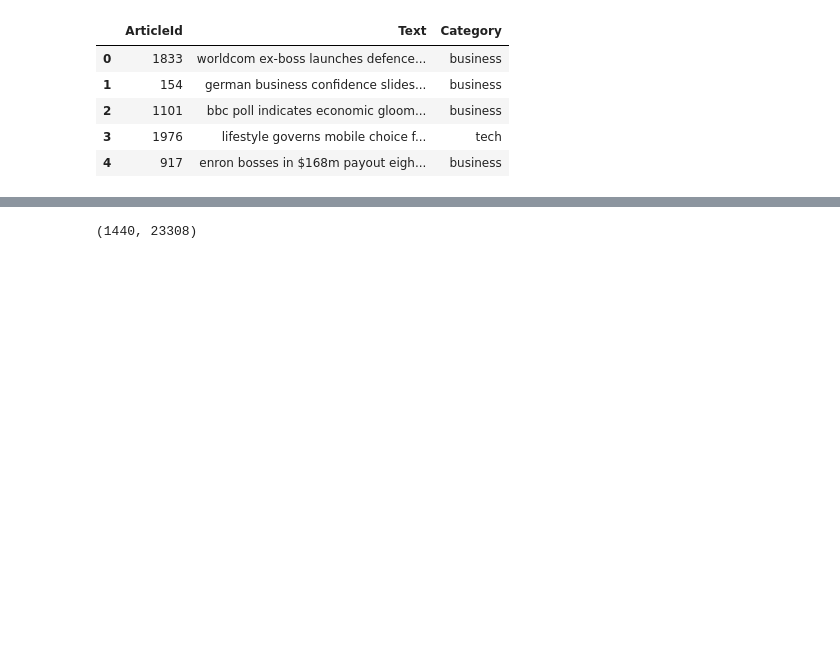
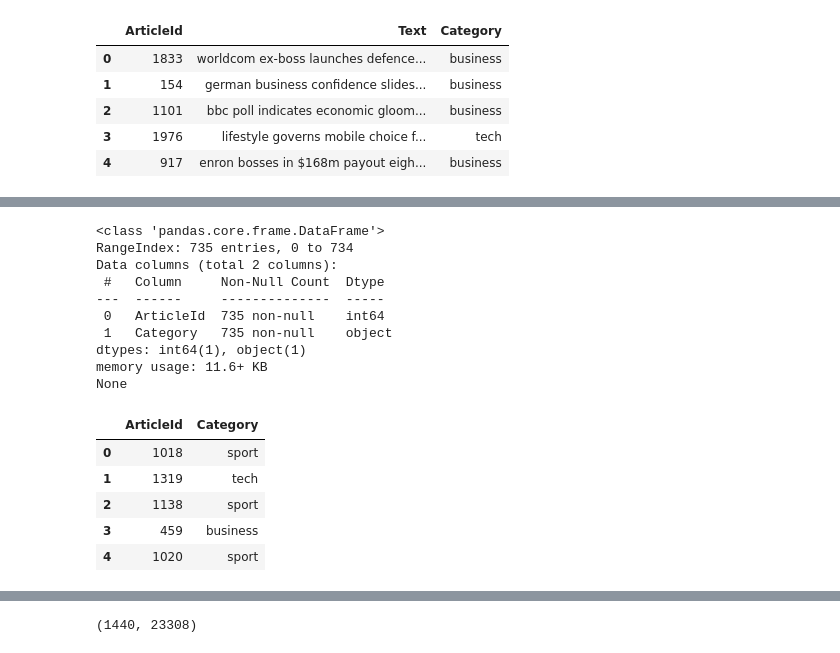
Before and after one commit to Farzat07/BBC-News-Classification-Kaggle-Mini-Project, a Jupyter notebook: bbc-news-classification-kaggle-mini-project.ipynb, the cells around one changed output, grey strips where cells are left out. Drawn from its saved outputs; the diff is of its cells as text; code cells hidden in the pictures; blank space fills up the shorter version.

```diff
--- a/bbc-news-classification-kaggle-mini-project.ipynb
+++ b/bbc-news-classification-kaggle-mini-project.ipynb
@@ -41,5 +41,6 @@ from sklearn.metrics import accuracy_score, confusion_matrix
 # %%
 data_train = pd.read_csv("/kaggle/input/learn-ai-bbc/BBC News Train.csv")
 data_test = pd.read_csv("/kaggle/input/learn-ai-bbc/BBC News Test.csv")
+sample_solution = pd.read_csv("/kaggle/input/learn-ai-bbc/BBC News Sample Solution.csv")
 # %% [markdown]
 ### Inspection
@@ -79,0 +110,20 @@ data_train.Category = pd.Categorical(data_train.Category)
+# %%
+print(sample_solution.info())
+sample_solution.head()
+# %% [output]
+<class 'pandas.core.frame.DataFrame'>
+RangeIndex: 735 entries, 0 to 734
+Data columns (total 2 columns):
+ #   Column     Non-Null Count  Dtype
+---  ------     --------------  -----
+ 0   ArticleId  735 non-null    int64
+ 1   Category   735 non-null    object
+dtypes: int64(1), object(1)
+memory usage: 11.6+ KB
+None
+|  | ArticleId | Category |
+| 0 | 1018 | sport |
+| 1 | 1319 | tech |
+| 2 | 1138 | sport |
+| 3 | 459 | business |
+| 4 | 1020 | sport |
```
Also changed, not shown: parts of 14 cells of this notebook.
